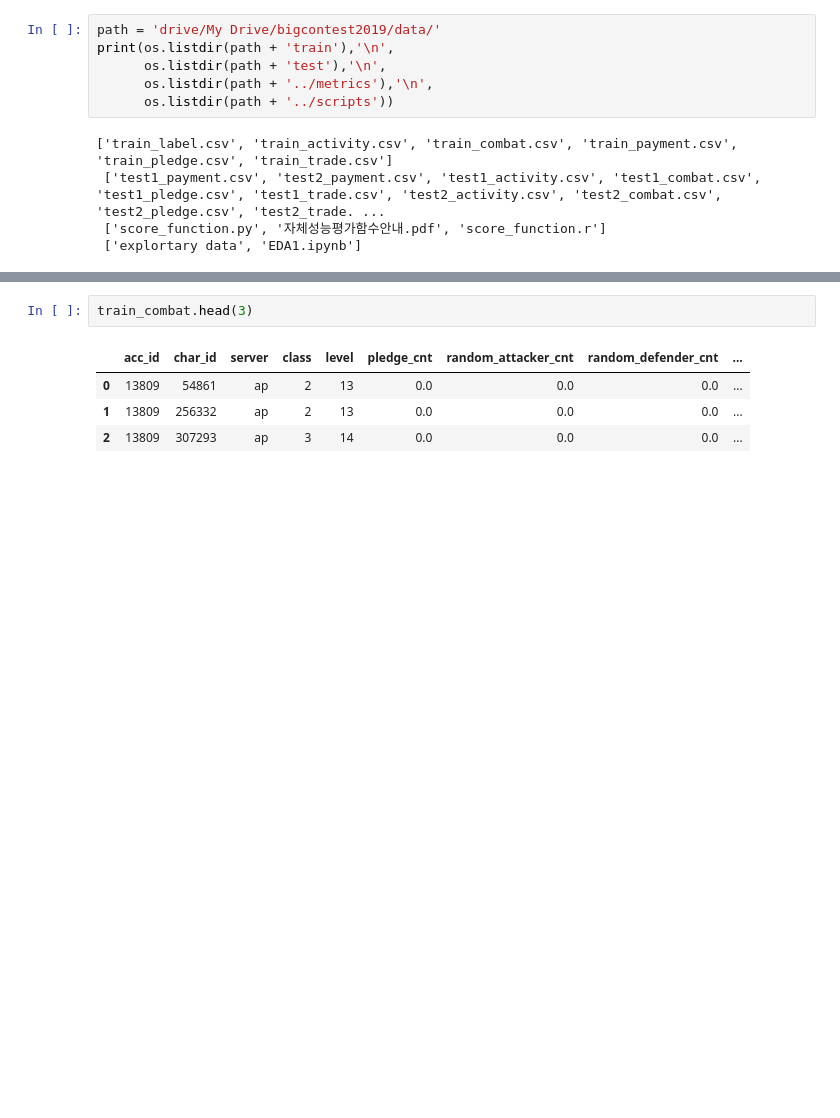
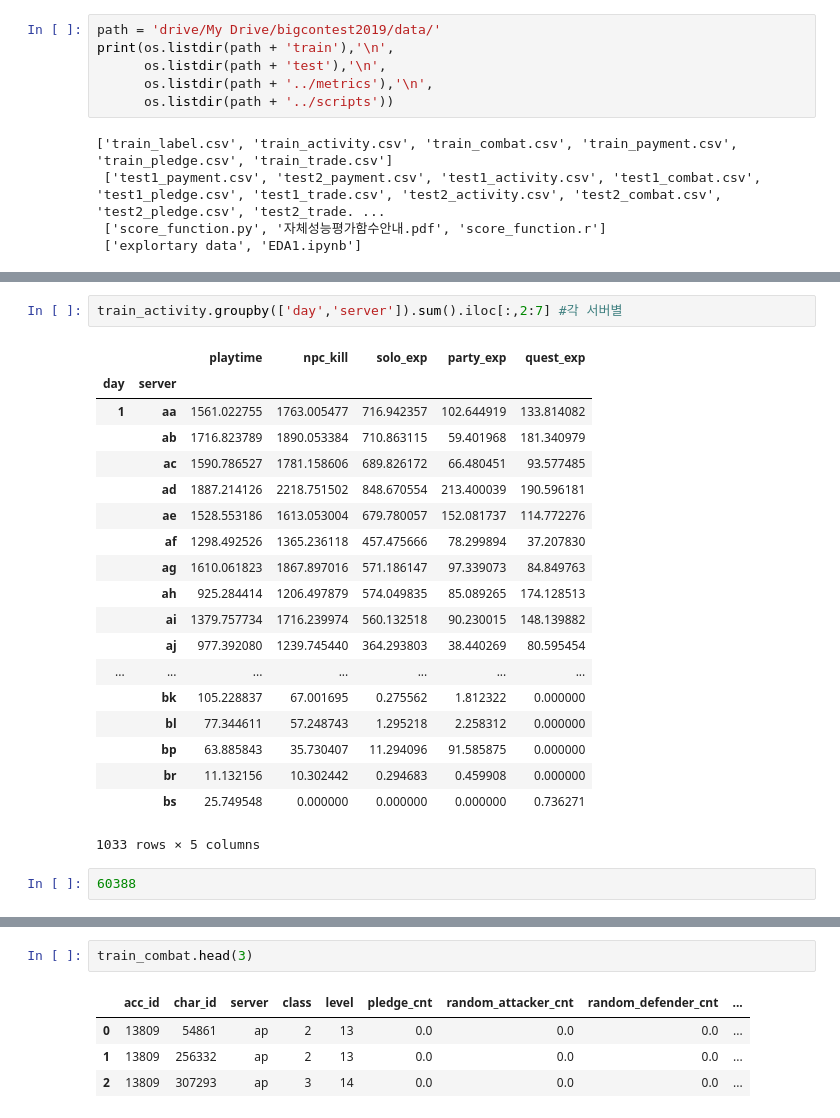
Before and after one commit to supportchelsea/bigcontest_2019, a Jupyter notebook: EDA_B.ipynb, the cells around one changed output, grey strips where cells are left out. Cells and saved outputs as stored; diff of their text form; blank space fills up the shorter version.

```diff
--- a/EDA_B.ipynb
+++ b/EDA_B.ipynb
@@ -59,0 +122,24 @@ train_label.head(3)
+# %%
+train_activity.groupby(['day','server']).sum().iloc[:,2:7] #각 서버별
+# %% [output]
+|  |  | playtime | npc_kill | solo_exp | party_exp | quest_exp |
+| day | server |  |  |  |  |  |
+| 1 | aa | 1561.022755 | 1763.005477 | 716.942357 | 102.644919 | 133.814082 |
+|  | ab | 1716.823789 | 1890.053384 | 710.863115 | 59.401968 | 181.340979 |
+|  | ac | 1590.786527 | 1781.158606 | 689.826172 | 66.480451 | 93.577485 |
+|  | ad | 1887.214126 | 2218.751502 | 848.670554 | 213.400039 | 190.596181 |
+|  | ae | 1528.553186 | 1613.053004 | 679.780057 | 152.081737 | 114.772276 |
+|  | af | 1298.492526 | 1365.236118 | 457.475666 | 78.299894 | 37.207830 |
+|  | ag | 1610.061823 | 1867.897016 | 571.186147 | 97.339073 | 84.849763 |
+|  | ah | 925.284414 | 1206.497879 | 574.049835 | 85.089265 | 174.128513 |
+|  | ai | 1379.757734 | 1716.239974 | 560.132518 | 90.230015 | 148.139882 |
+|  | aj | 977.392080 | 1239.745440 | 364.293803 | 38.440269 | 80.595454 |
+| ... | ... | ... | ... | ... | ... | ... |
+|  | bk | 105.228837 | 67.001695 | 0.275562 | 1.812322 | 0.000000 |
+|  | bl | 77.344611 | 57.248743 | 1.295218 | 2.258312 | 0.000000 |
+|  | bp | 63.885843 | 35.730407 | 11.294096 | 91.585875 | 0.000000 |
+|  | br | 11.132156 | 10.302442 | 0.294683 | 0.459908 | 0.000000 |
+|  | bs | 25.749548 | 0.000000 | 0.000000 | 0.000000 | 0.736271 |
+1033 rows × 5 columns
+# %%
+60388
```
Also changed, not shown: parts of 24 cells of this notebook.
